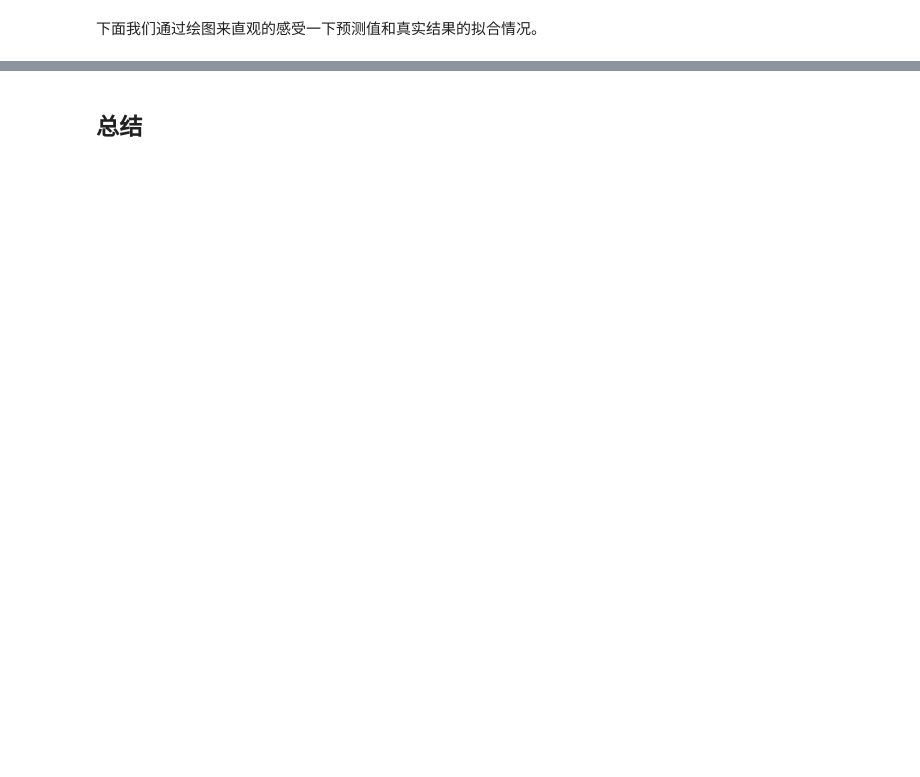
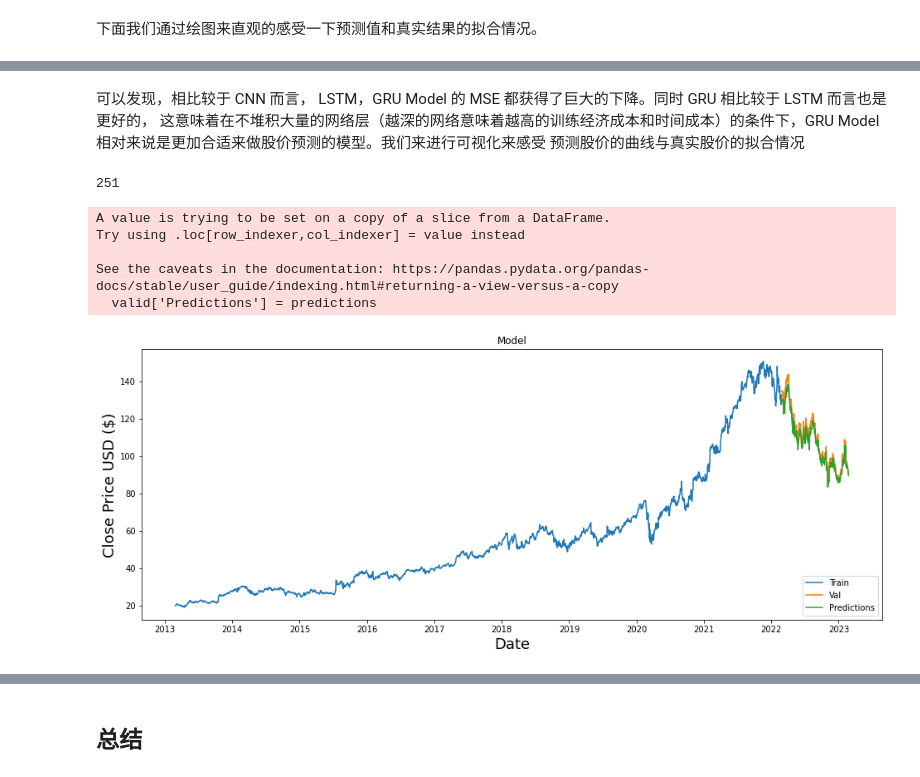
Before and after one commit to cliffkwok/Algo-Trading, a Jupyter notebook: algo_trading.ipynb, the cells around one changed output, grey strips where cells are left out. Cells and saved outputs as stored; diff of their text form; code cells hidden in the pictures; blank space fills up the shorter version.

```diff
--- a/algo_trading.ipynb
+++ b/algo_trading.ipynb
@@ -569,0 +628,15 @@ See the caveats in the documentation: https://pandas.pydata.org/pandas-docs/stab
+# %%
+from keras.layers import GRU
+
+model = Sequential()
+# add GRU layer
+model.add(GRU(units=128, return_sequences = True, input_shape=(x_train.shape[1], 1)))
+model.add(GRU(units=64, input_shape=(x_train.shape[1], 1)))
+
+# add MLP layer
+model.add(Dense(32))
+model.add(Dense(units=1))
+
+# compile and summary
+model.compile(optimizer='adam', loss='mean_squared_error')
+model.summary()
@@ -569,0 +663,2 @@ See the caveats in the documentation: https://pandas.pydata.org/pandas-docs/stab
+# %%
+model.fit(x_train, y_train, epochs=2, batch_size=1)
@@ -569,0 +671,8 @@ See the caveats in the documentation: https://pandas.pydata.org/pandas-docs/stab
+# %%
+# Get the models predicted price values
+predictions = model.predict(x_test)
+predictions = scaler.inverse_transform(predictions)
+
+# Get the mean squared error (MSE)
+mse = np.mean(((predictions - y_test) ** 2))
+print(mse)
@@ -569,0 +682,25 @@ See the caveats in the documentation: https://pandas.pydata.org/pandas-docs/stab
+# %% [markdown]
+可以发现，相比较于 CNN 而言， LSTM，GRU Model 的 MSE 都获得了巨大的下降。同时 GRU 相比较于 LSTM 而言也是更好的， 这意味着在不堆积大量的网络层（越深的网络意味着越高的训练经济成本和时间成本）的条件下，GRU Model 相对来说是更加合适来做股价预测的模型。我们来进行可视化来感受 预测股价的曲线与真实股价的拟合情况
+# %%
+# Plot the data
+train = data[:training_data_len]
+valid = data[training_data_len:]
+valid['Predictions'] = predictions
+print(len(predictions))
+# Visualize the data
+plt.figure(figsize=(16,6))
+plt.title('Model')
+plt.xlabel('Date', fontsize=18)
+plt.ylabel('Close Price USD ($)', fontsize=18)
+plt.plot(train['Close'])
+plt.plot(valid[['Close', 'Predictions']])
+plt.legend(['Train', 'Val', 'Predictions'], loc='lower right')
+plt.show()
+# %% [output]
+251
+A value is trying to be set on a copy of a slice from a DataFrame.
+Try using .loc[row_indexer,col_indexer] = value instead
+
+See the caveats in the documentation: https://pandas.pydata.org/pandas-docs/stable/user_guide/indexing.html#returning-a-view-versus-a-copy
+  valid['Predictions'] = predictions
+[figure, added]
```
Also changed, not shown: parts of 61 cells of this notebook.
